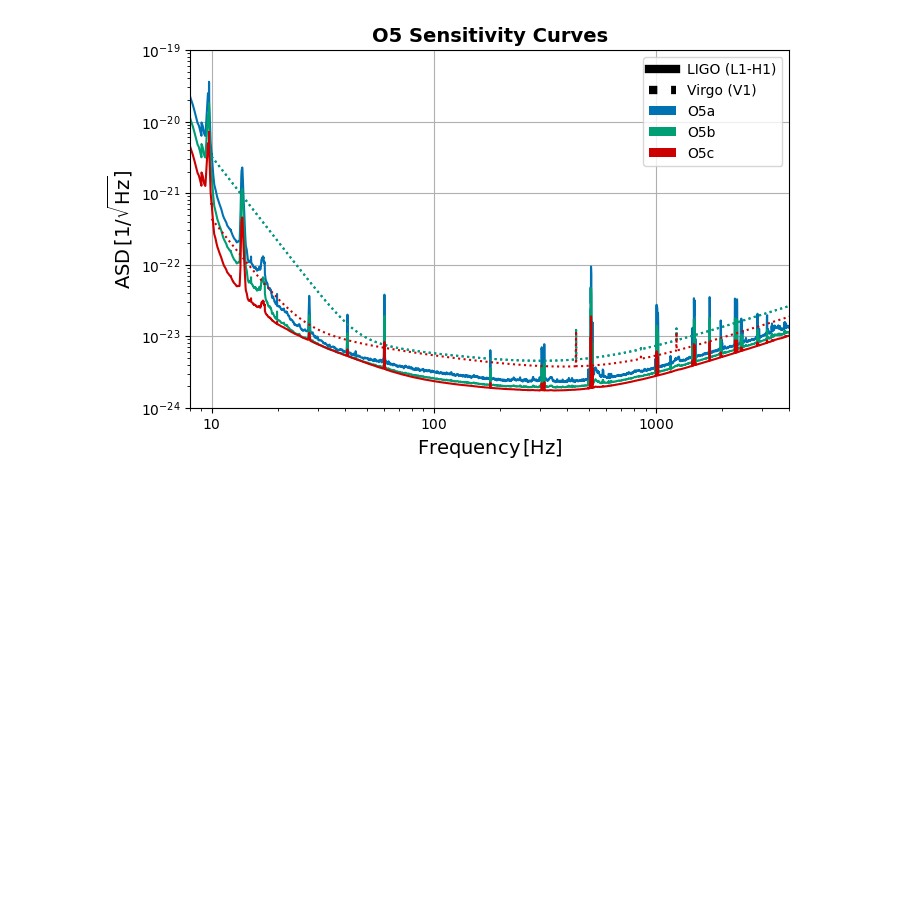
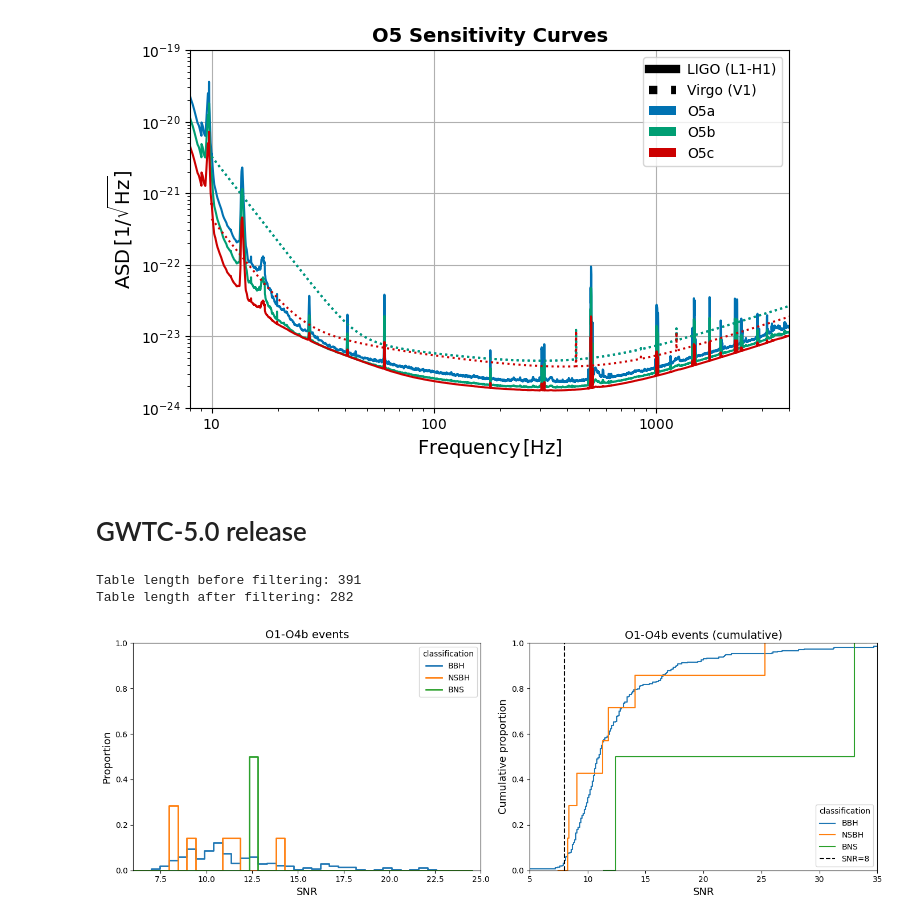
Before and after one commit to weizmannk/cbc-population-distributions, a Jupyter notebook: scripts/quick_start.ipynb, the cells around one changed output. Cells and saved outputs as stored; diff of their text form; code cells hidden in the pictures; blank space fills up the shorter version.

```diff
--- a/scripts/quick_start.ipynb
+++ b/scripts/quick_start.ipynb
@@ -1511,3 +1529,76 @@ calculator.plot_sensitivity_curves(
 )
 # %% [output]
 [figure]
+# %% [markdown]
+# GWTC-5.0 release
+# %%
+# ── Load ──────────────────────────────────────────────────────────────────────
+table = Table.read("../data/GWCT-5.0_realease_version.csv", format="ascii.csv")
+# Garder seulement les événements avec masses connues
+
+print("Table length before filtering:", len(table))
+
+table = table[~table["mass_1_source"].mask & ~table["mass_2_source"].mask]
+
+print("Table length after filtering:", len(table))
+# %% [output]
+Table length before filtering: 391
+Table length after filtering: 282
+# %%
+# ── Classification from masses ────────────────────────────────────────────────
+NS_MAX = 3.0
+classification = []
+for row in table:
+    m1 = row["mass_1_source"]
+    m2 = row["mass_2_source"]
+    if m1 < NS_MAX and m2 < NS_MAX:
+        classification.append("BNS")
+    elif m1 >= NS_MAX and m2 < NS_MAX:
+        classification.append("NSBH")
+    else:
+        classification.append("BBH")
+table["classification"] = classification
+# %%
+from scipy.stats import ecdf
+
+colors = {"BBH": "#1f77b4", "NSBH": "#ff7f0e", "BNS": "#2ca02c"}
+snr_bins = np.linspace(6, 25, 40)
+
+fig, (ax1, ax2) = plt.subplots(1, 2, figsize=(14, 5))
+
+for cls in ["BBH", "NSBH", "BNS"]:
+    mask = np.array(table["classification"]) == cls
+    snr_vals = np.array(table[mask]["network_matched_filter_snr"])
+    n_cls = len(snr_vals)
+
+    # Histogram normalisé par classe
+    counts, edges = np.histogram(snr_vals, bins=snr_bins)
+    proportions = counts / n_cls
+    ax1.step(
+        edges[:-1], proportions, where="post", label=cls, color=colors[cls], linewidth=2
+    )
+
+    # Cumulative propre avec scipy
+    res = ecdf(snr_vals)
+    res.cdf.plot(ax=ax2, color=colors[cls], label=cls)
+
+ax1.set_xlabel("SNR", fontsize=13)
+ax1.set_ylabel("Proportion", fontsize=13)
+ax1.set_title("O1-O4b events", fontsize=14)
+ax1.legend(title="classification")
+ax1.set_xlim(6, 25)
+ax1.set_ylim(0, 1)
+
+ax2.set_xlabel("SNR", fontsize=13)
+ax2.set_ylabel("Cumulative proportion", fontsize=13)
+ax2.set_title("O1-O4b events (cumulative)", fontsize=14)
+ax2.legend(title="classification")
+ax2.axvline(x=8, color="black", linestyle="--", linewidth=1.5, label="SNR=8")
+ax2.set_xlim(5, 35)
+ax2.set_ylim(0, 1)
+ax2.legend(title="classification")
+
+plt.tight_layout()
+plt.savefig("snr_hist_O1_O4b.png", dpi=150)
+# %% [output]
+[figure, added]
```
Also changed, not shown: parts of 8 cells of this notebook, 10 other files.
